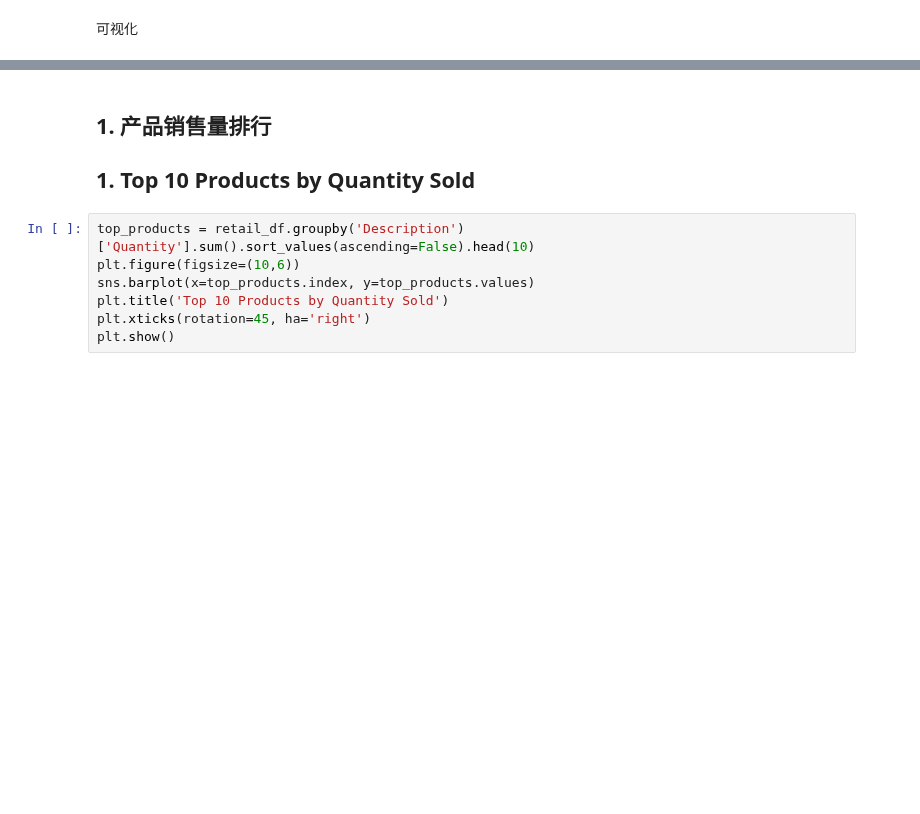
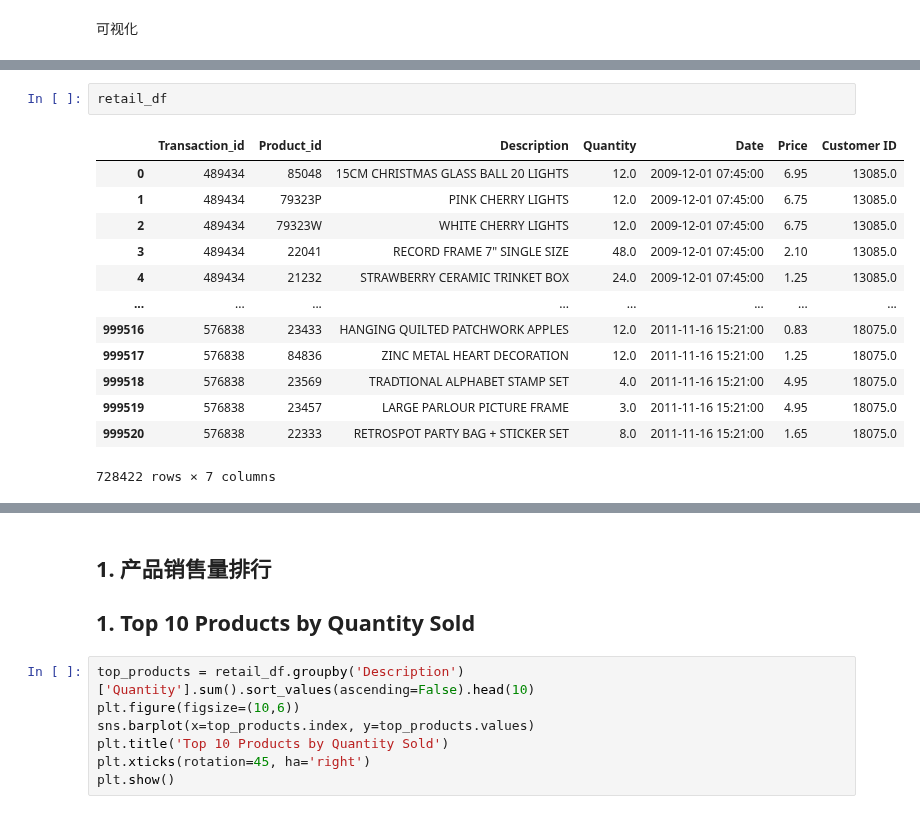
Before and after one commit to GDistories/DSAA5002_Final_Exam, a Jupyter notebook: Q4/Q4_Code/Q4.ipynb, the cells around one changed output, grey strips where cells are left out. Cells and saved outputs as stored; diff of their text form; blank space fills up the shorter version.

```diff
--- a/Q4/Q4_Code/Q4.ipynb
+++ b/Q4/Q4_Code/Q4.ipynb
@@ -108,0 +122,16 @@ retail_df['Product_id'].nunique()
+# %%
+retail_df
+# %% [output]
+|  | Transaction_id | Product_id | Description | Quantity | Date | Price | Customer ID |
+| 0 | 489434 | 85048 | 15CM CHRISTMAS GLASS BALL 20 LIGHTS | 12.0 | 2009-12-01 07:45:00 | 6.95 | 13085.0 |
+| 1 | 489434 | 79323P | PINK CHERRY LIGHTS | 12.0 | 2009-12-01 07:45:00 | 6.75 | 13085.0 |
+| 2 | 489434 | 79323W | WHITE CHERRY LIGHTS | 12.0 | 2009-12-01 07:45:00 | 6.75 | 13085.0 |
+| 3 | 489434 | 22041 | RECORD FRAME 7" SINGLE SIZE | 48.0 | 2009-12-01 07:45:00 | 2.10 | 13085.0 |
+| 4 | 489434 | 21232 | STRAWBERRY CERAMIC TRINKET BOX | 24.0 | 2009-12-01 07:45:00 | 1.25 | 13085.0 |
+| ... | ... | ... | ... | ... | ... | ... | ... |
+| 999516 | 576838 | 23433 | HANGING QUILTED PATCHWORK APPLES | 12.0 | 2011-11-16 15:21:00 | 0.83 | 18075.0 |
+| 999517 | 576838 | 84836 | ZINC METAL HEART DECORATION | 12.0 | 2011-11-16 15:21:00 | 1.25 | 18075.0 |
+| 999518 | 576838 | 23569 | TRADTIONAL ALPHABET STAMP SET | 4.0 | 2011-11-16 15:21:00 | 4.95 | 18075.0 |
+| 999519 | 576838 | 23457 | LARGE PARLOUR PICTURE FRAME | 3.0 | 2011-11-16 15:21:00 | 4.95 | 18075.0 |
+| 999520 | 576838 | 22333 | RETROSPOT PARTY BAG + STICKER SET | 8.0 | 2011-11-16 15:21:00 | 1.65 | 18075.0 |
+728422 rows × 7 columns
```
Also changed, not shown: parts of 5 cells of this notebook.
